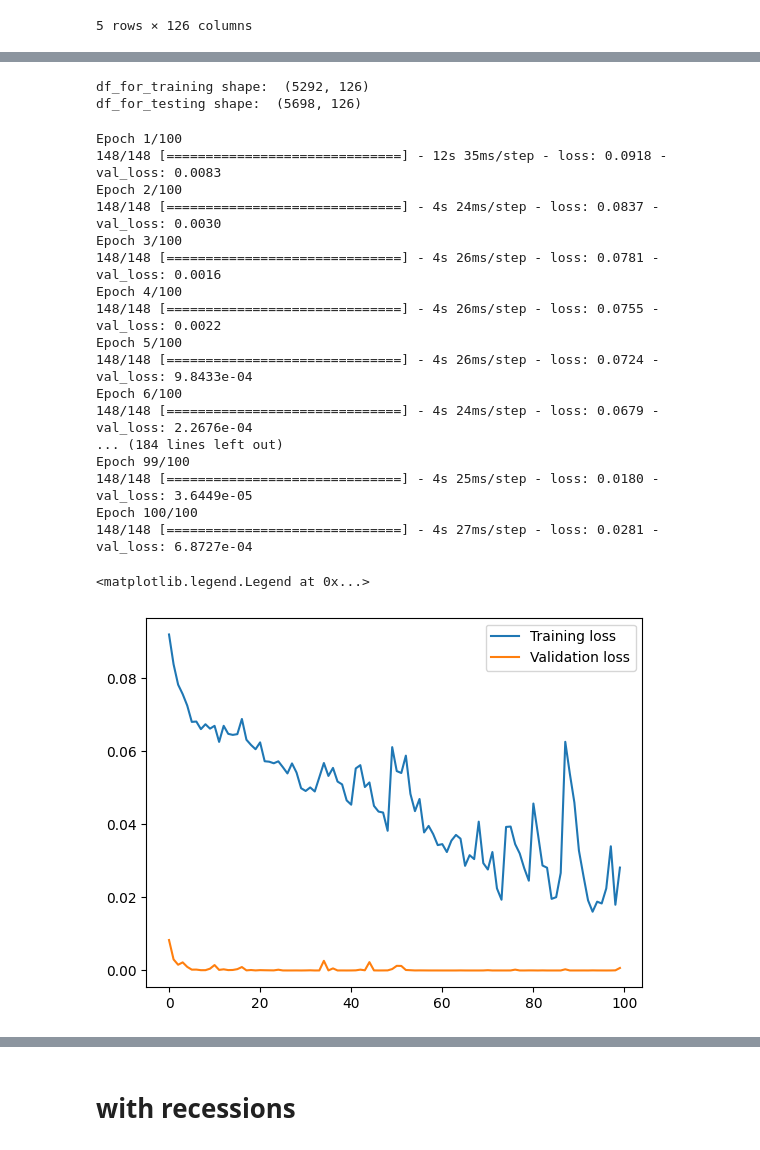
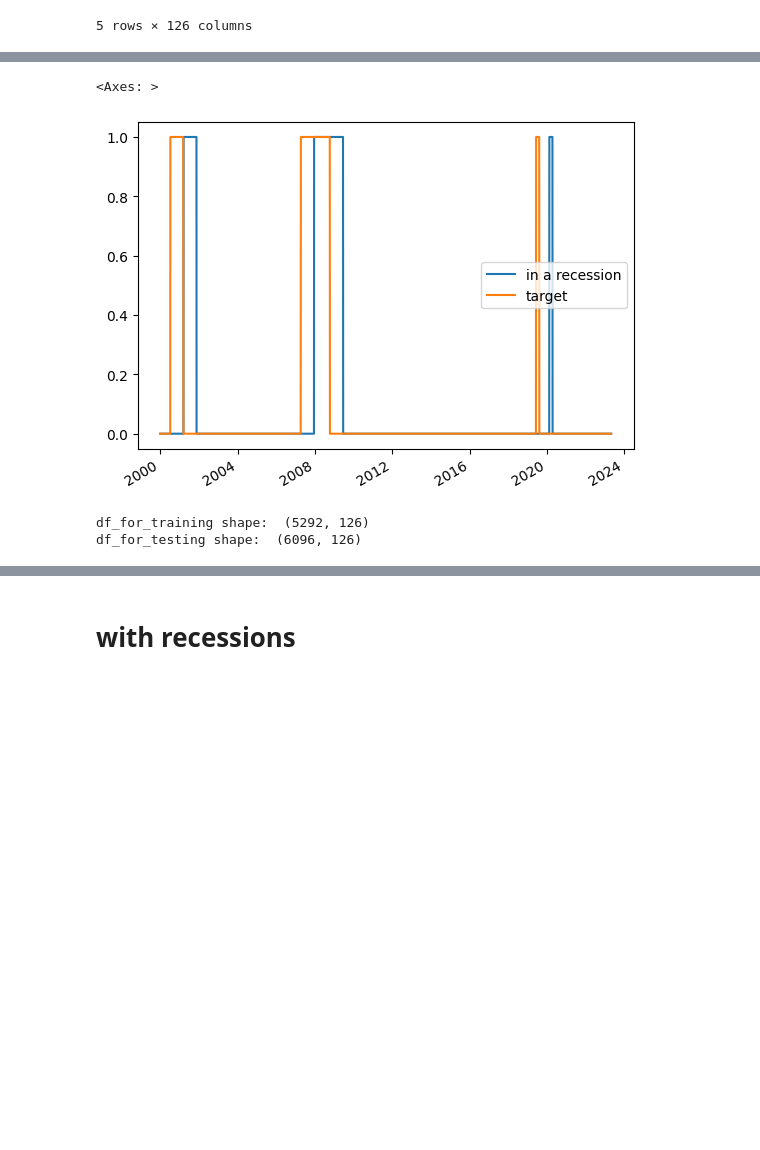
Before and after one commit to AmineMahdioui/projet-de-fin-d-annee, a Jupyter notebook: New try LSTM.ipynb, the cells around one changed output, grey strips where cells are left out. Drawn from its saved outputs; the diff is of its cells as text; code cells hidden in the pictures; blank space fills up the shorter version.

```diff
--- a/New try LSTM.ipynb
+++ b/New try LSTM.ipynb
@@ -62,12 +75,17 @@ df.head()
+# %%
+df.loc["2000":,['in a recession', 'target']].plot()
+# %% [output]
+<Axes: >
+[figure, added]
 # %%
 test_split=round(len(df)*0.20)
 df_for_training=df[:"2004"]
-df_for_testing=df["2004":"2021"]
+df_for_testing=df["2004":]
 print('df_for_training shape: ',df_for_training.shape)
 print('df_for_testing shape: ',df_for_testing.shape)
 # %% [output]
 df_for_training shape:  (5292, 126)
-df_for_testing shape:  (5698, 126)
+df_for_testing shape:  (6096, 126)
 # %%
 scaler = MinMaxScaler(feature_range=(0,1))
 df_for_training_scaled = scaler.fit_transform(df_for_training.fillna(0))
@@ -87,39 +105,3 @@ def createXY(dataset,n_lookback = 60,n_forecast = 3,target_col=-1):
 # %%
 trainX,trainY=createXY(df_for_training_scaled,n_lookback=n_lookback,n_forecast=n_forecast)
 testX,testY=createXY(df_for_testing_scaled,n_lookback=n_lookback,n_forecast=n_forecast)
-# %%
-model = Sequential()
-model.add(LSTM(32, input_shape=(trainX.shape[1], trainX.shape[2]), return_sequences=True))
-# model.add(Dropout(0.2))
-# model.add(LSTM(64, return_sequences=True))
-# model.add(Dropout(0.2))
-model.add(LSTM(64, return_sequences=False))
-model.add(Dense(n_forecast,activation='sigmoid'))
-
-model.compile(optimizer='adam', loss='mse')
-# fit the model
-history = model.fit(trainX, trainY, epochs=100, batch_size=32, validation_split=0.1, verbose=1)
-
-plt.plot(history.history['loss'], label='Training loss')
-plt.plot(history.history['val_loss'], label='Validation loss')
-plt.legend()
-# %% [output]
-Epoch 1/100
-148/148 [==============================] - 12s 35ms/step - loss: 0.0918 - val_loss: 0.0083
-Epoch 2/100
-148/148 [==============================] - 4s 24ms/step - loss: 0.0837 - val_loss: 0.0030
-Epoch 3/100
-148/148 [==============================] - 4s 26ms/step - loss: 0.0781 - val_loss: 0.0016
-Epoch 4/100
-148/148 [==============================] - 4s 26ms/step - loss: 0.0755 - val_loss: 0.0022
-Epoch 5/100
-148/148 [==============================] - 4s 26ms/step - loss: 0.0724 - val_loss: 9.8433e-04
-Epoch 6/100
-148/148 [==============================] - 4s 24ms/step - loss: 0.0679 - val_loss: 2.2676e-04
-... (184 lines left out)
-Epoch 99/100
-148/148 [==============================] - 4s 25ms/step - loss: 0.0180 - val_loss: 3.6449e-05
-Epoch 100/100
-148/148 [==============================] - 4s 27ms/step - loss: 0.0281 - val_loss: 6.8727e-04
-<matplotlib.legend.Legend at 0x...>
-[figure, removed]
```
Also changed, not shown: parts of 18 cells of this notebook, 4 other files.
